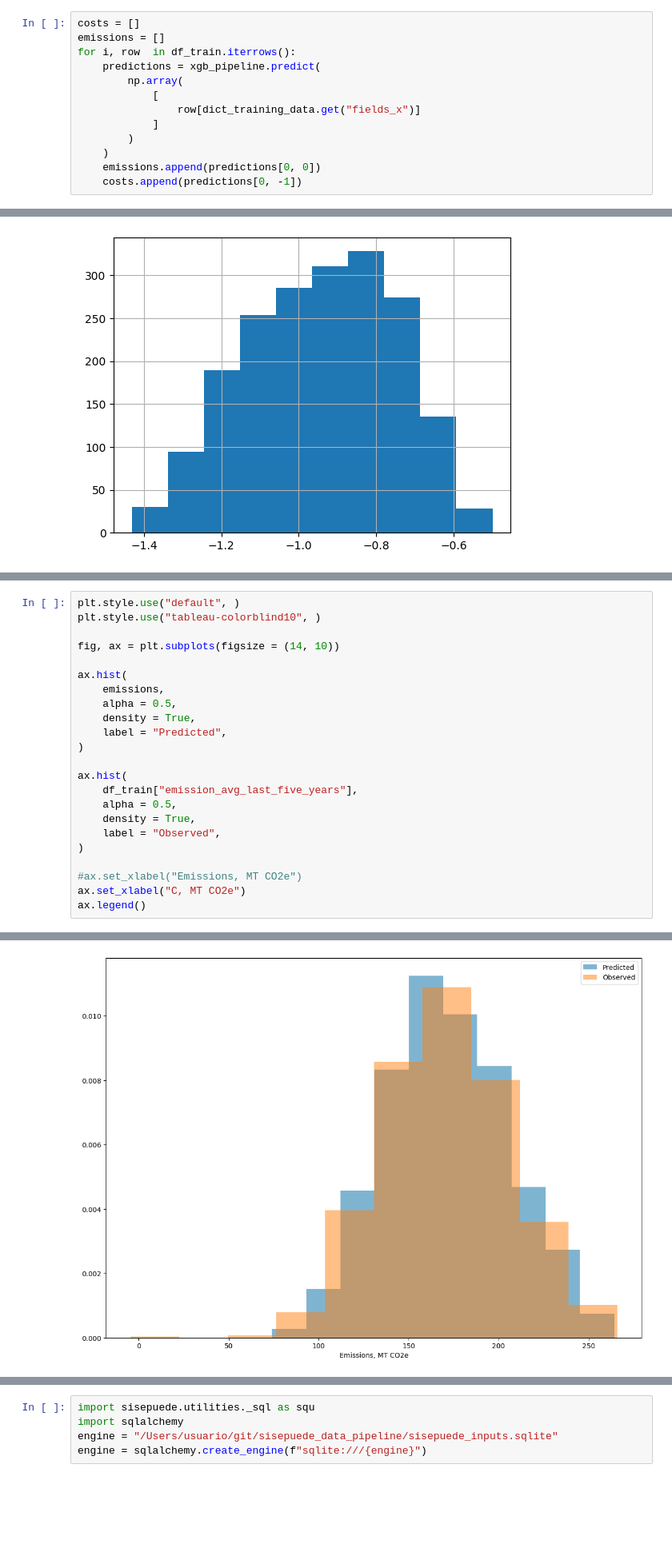
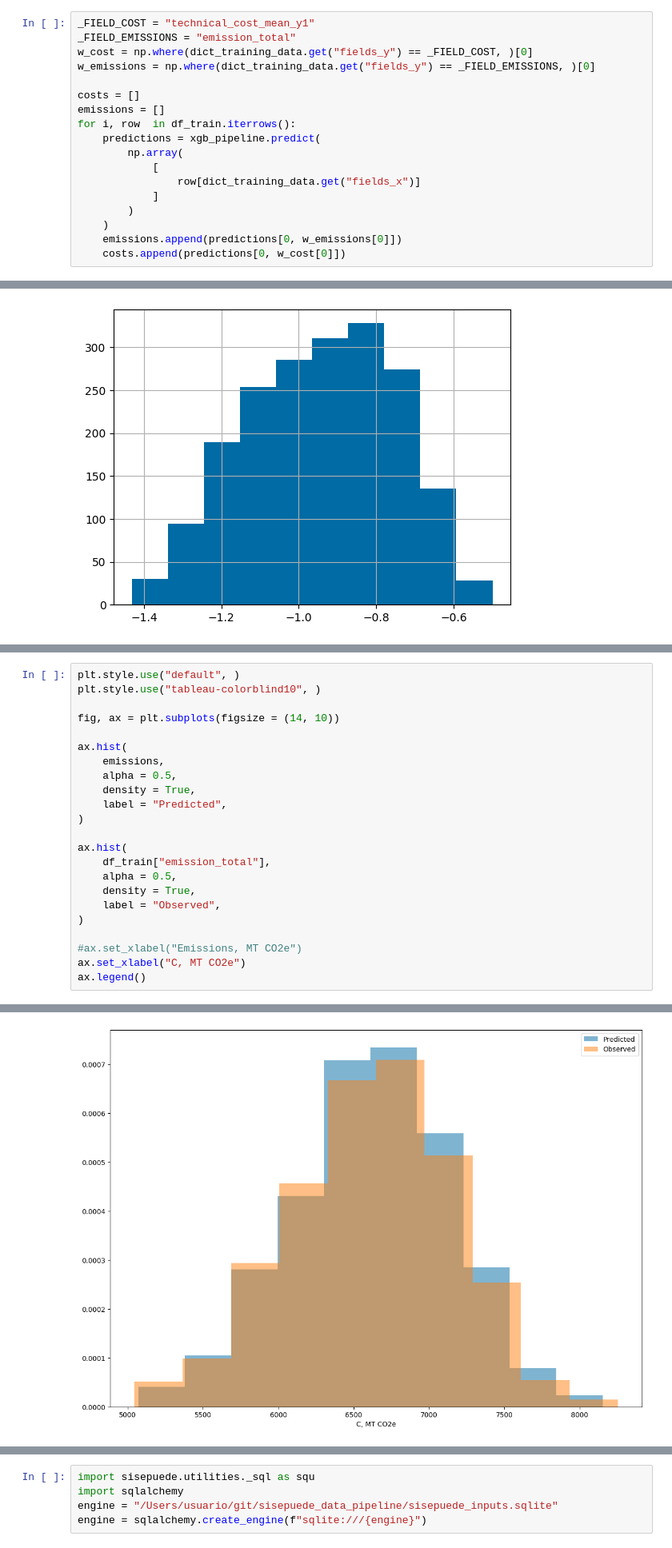
Before and after one commit to sisepuede-framework/ssp_uganda_data, a Jupyter notebook: metamodel/surrogate_model/pymoo_conditional_unconditional.ipynb, the cells around one changed output, grey strips where cells are left out. Shown at 80% size. Saved outputs shown, nothing was run; the diff lists cells and outputs as text; blank space fills up the shorter version.

Commit message:
updated some data and surrogate modeling work

```diff
--- a/metamodel/surrogate_model/pymoo_conditional_unconditional.ipynb
+++ b/metamodel/surrogate_model/pymoo_conditional_unconditional.ipynb
@@ -199,6 +222,11 @@ consumer_savings_overall_mean: 10.0724
 human_health_overall_mean: 7.8991
 technical_cost_overall_mean: -0.9127
 # %%
+_FIELD_COST = "technical_cost_mean_y1"
+_FIELD_EMISSIONS = "emission_total"
+w_cost = np.where(dict_training_data.get("fields_y") == _FIELD_COST, )[0]
+w_emissions = np.where(dict_training_data.get("fields_y") == _FIELD_EMISSIONS, )[0]
+
 costs = []
 emissions = []
 for i, row  in df_train.iterrows():
@@ -209,5 +237,5 @@ for i, row  in df_train.iterrows():
             ]
         )
     )
-    emissions.append(predictions[0, 0])
-    costs.append(predictions[0, -1])
+    emissions.append(predictions[0, w_emissions[0]])
+    costs.append(predictions[0, w_cost[0]])
@@ -273,29 +280,29 @@ ax.legend()
 # %%
 plt.style.use("default", )
 plt.style.use("tableau-colorblind10", )
 
 fig, ax = plt.subplots(figsize = (14, 10))
 
 ax.hist(
     emissions,
     alpha = 0.5,
     density = True,
     label = "Predicted",
 )
 
 ax.hist(
-    df_train["emission_avg_last_five_years"],
+    df_train["emission_total"],
     alpha = 0.5,
     density = True,
     label = "Observed",
 )
 
 #ax.set_xlabel("Emissions, MT CO2e")
 ax.set_xlabel("C, MT CO2e")
 ax.legend()
 # %% [output]
 <matplotlib.legend.Legend at 0x...>
-[figure, old version]
+[figure, new version]
 # %%
 
 df_train = dict_training_data.get("df")
```
Also changed, not shown: parts of 18 cells of this notebook, 24 other files.
